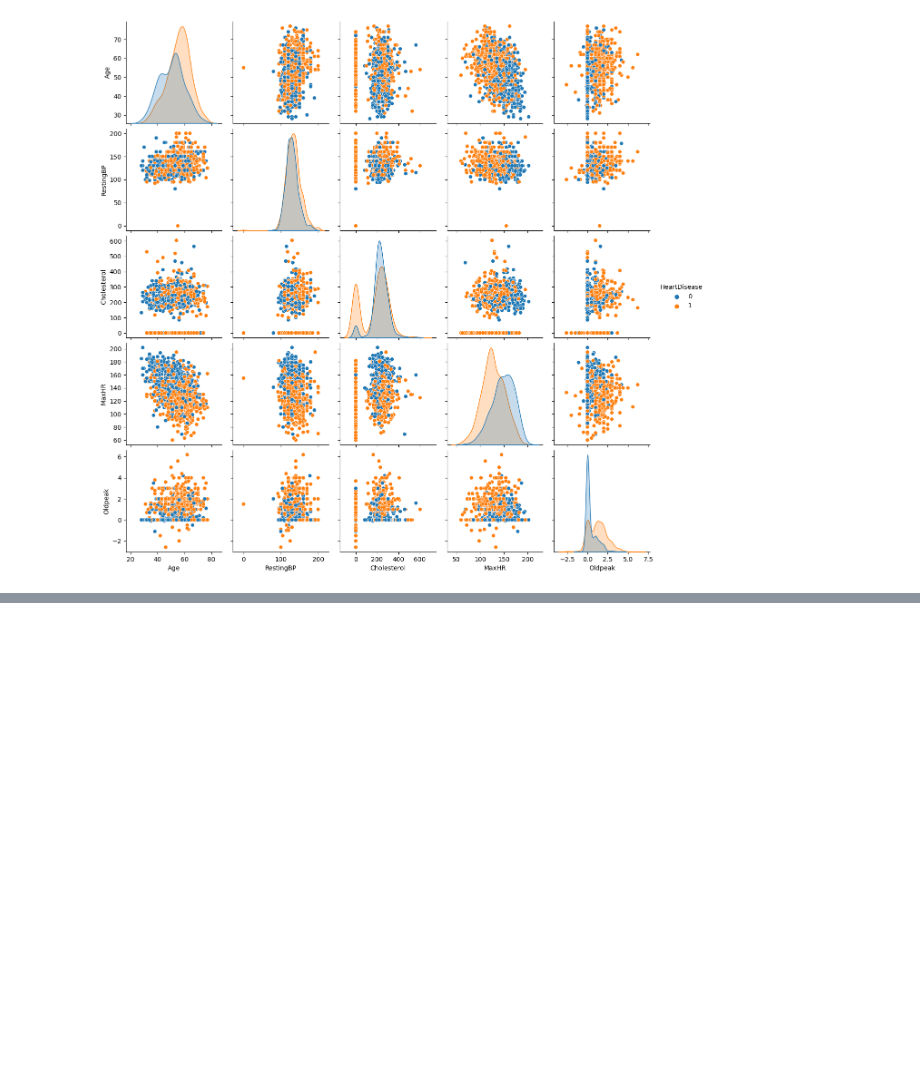
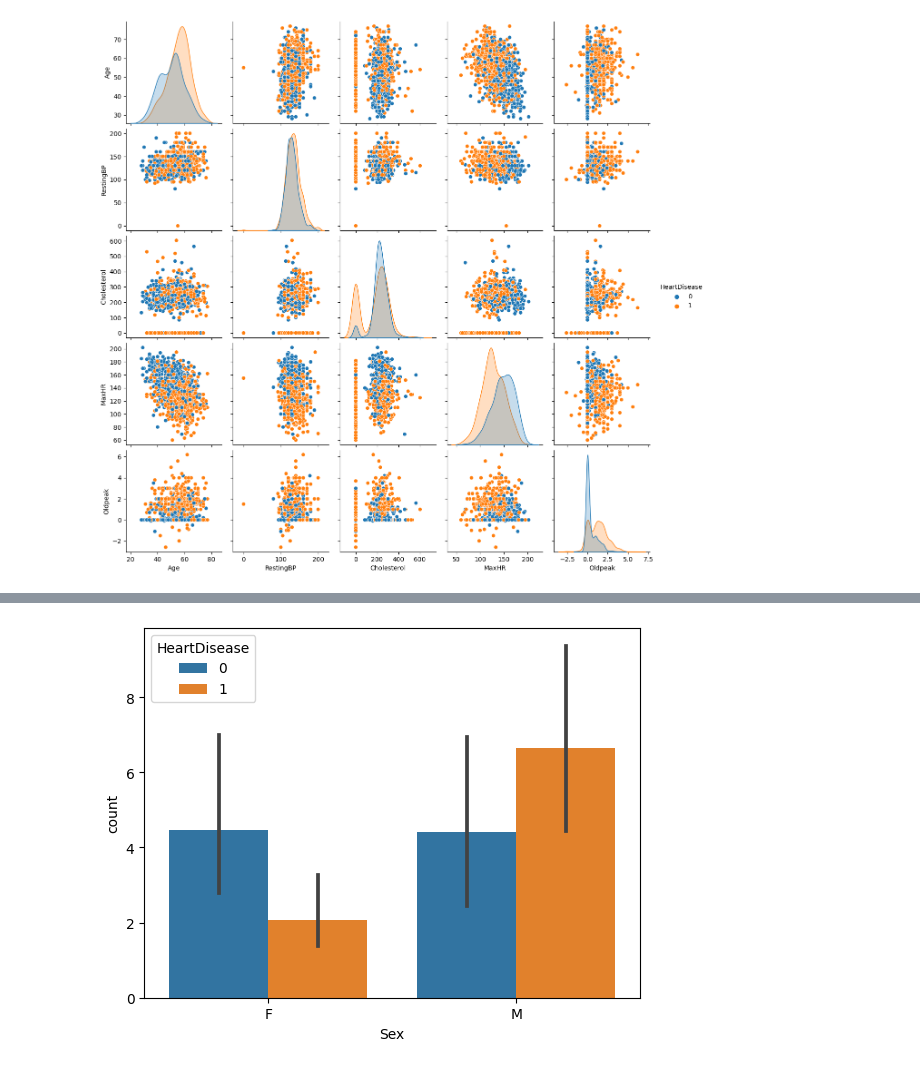
Before and after one commit to HG13BB/asl_heart_failure_mc, a Jupyter notebook: notebooks/heart_failure_nn_Henry.ipynb, the cells around one changed output, grey strips where cells are left out. Saved outputs shown, nothing was run; the diff lists cells and outputs as text; code cells hidden in the pictures; blank space fills up the shorter version.

```diff
--- a/notebooks/heart_failure_nn_Henry.ipynb
+++ b/notebooks/heart_failure_nn_Henry.ipynb
@@ -72,6 +80,8 @@ sns.pairplot(df,hue='HeartDisease')
 # %% [output]
 <seaborn.axisgrid.PairGrid at 0x...>
 [figure]
-# %%
-string_col = df.select_dtypes(include="object").columns
-df[string_col]=df[string_col].astype("string")
+# %%
+df['count'] = 1
+# %%
+df_cat = df[CATEGORICAL_COLUMNS + [LABEL_COLUMN]+['count']].drop('split',axis=1)
+df_cat = df_cat.groupby(list(df_cat.columns[:-1])).sum().reset_index()
@@ -77,0 +104,7 @@ df[string_col]=df[string_col].astype("string")
+# %%
+def plot_cat(cat):
+    sns.barplot(x=cat,y='count',hue='HeartDisease',data=df_cat)
+# %%
+plot_cat(df_cat.columns[0])
+# %% [output]
+[figure, added]
```
Also changed, not shown: parts of 12 cells of this notebook.
